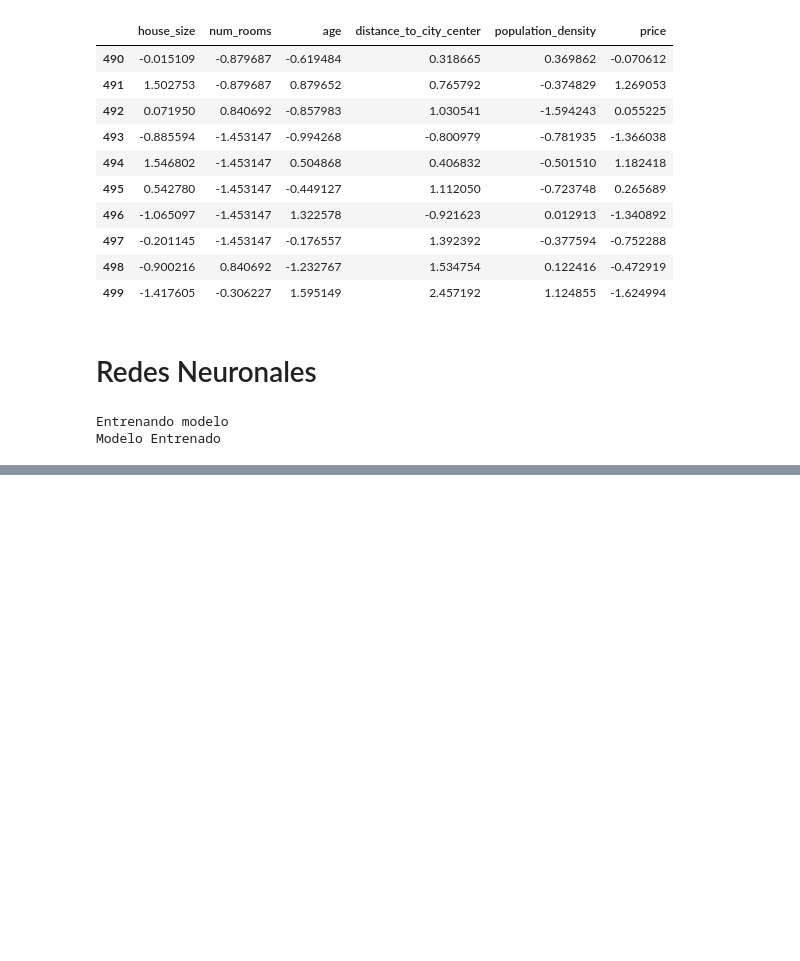
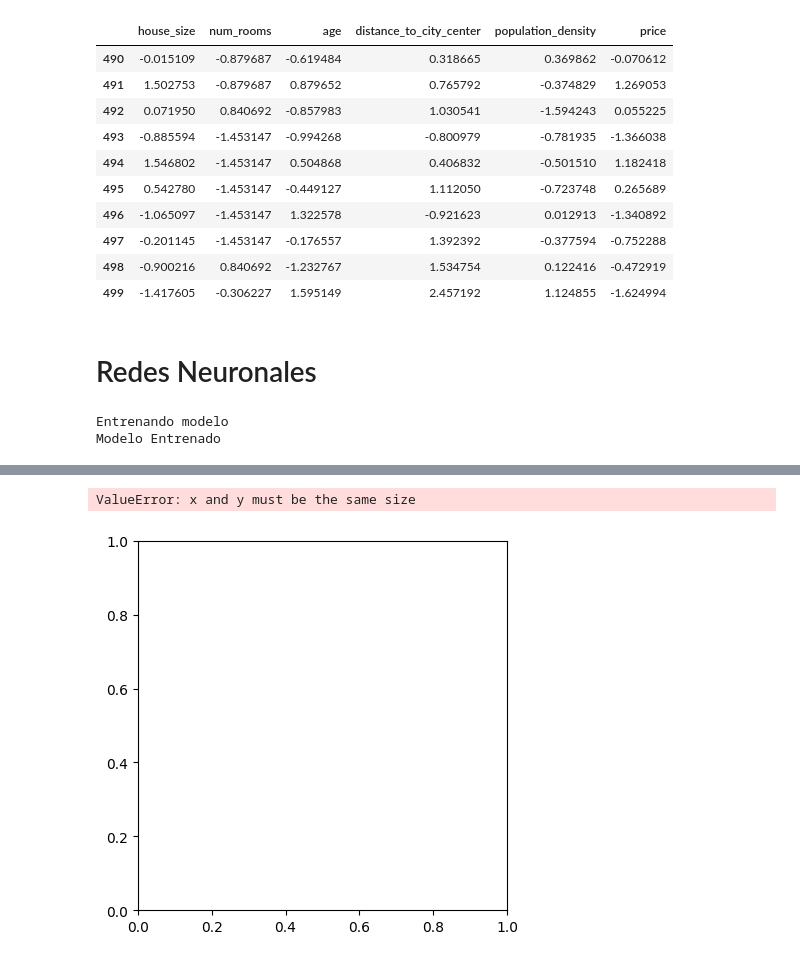
Before and after one commit to FrankRomeroT/H-bito, a Jupyter notebook: Redes Neuronales/Perceptrón Multicapa (MLP)/Regresión/Dia 33/precios_regresión.ipynb, the cells around one changed output, grey strips where cells are left out. Drawn from its saved outputs; the diff is of its cells as text; code cells hidden in the pictures; blank space fills up the shorter version.

```diff
--- a/Redes Neuronales/Perceptrón Multicapa (MLP)/Regresión/Dia 33/precios_regresión.ipynb
+++ b/Redes Neuronales/Perceptrón Multicapa (MLP)/Regresión/Dia 33/precios_regresión.ipynb
@@ -166,0 +198,3 @@ plt.legend(['Entrenamiento','Validación'])
+# %%
+# Realizar predicciones
+y_pred = modelo.predict(X_test).flatten()
@@ -166,0 +203,12 @@ plt.legend(['Entrenamiento','Validación'])
+# %%
+a = plt.axes(aspect='equal')
+plt.scatter(y_test, y_pred)
+plt.xlabel('Real [MPG]')
+plt.ylabel('Prediccion [MPG]')
+lims = [0, 50]
+plt.xlim(lims)
+plt.ylim(lims)
+plt.plot(lims, lims)
+# %% [output]
+ValueError: x and y must be the same size
+[figure, added]
```
Also changed, not shown: parts of 8 cells of this notebook.
